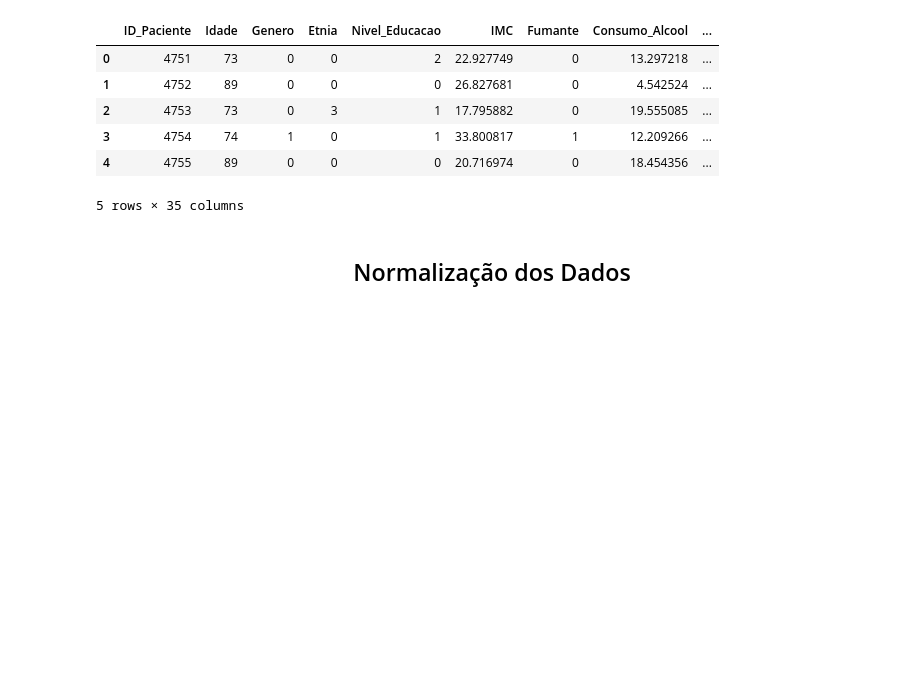
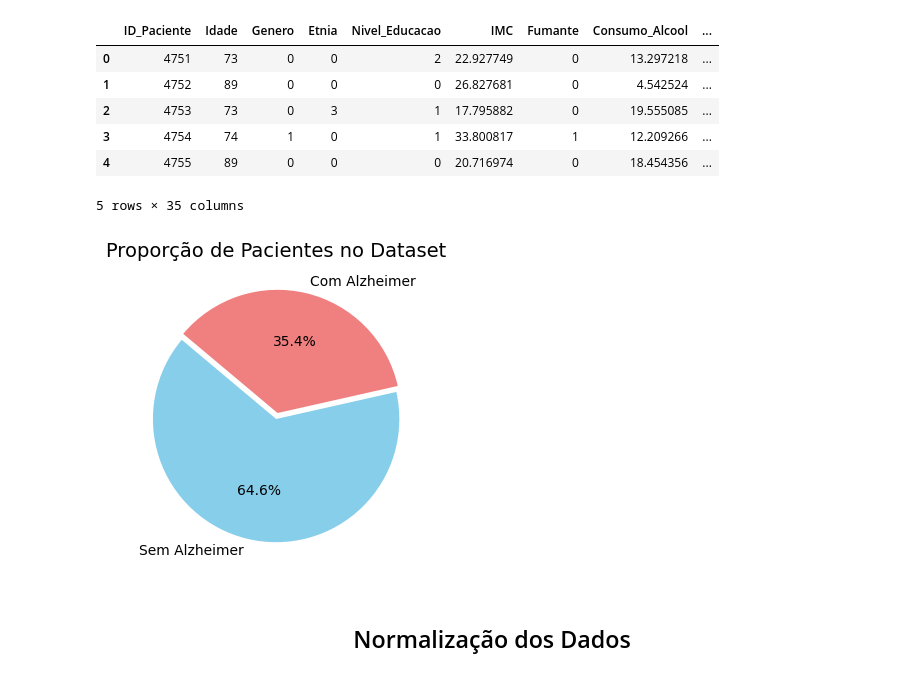
Before and after one commit to fleiviobr/ProjetoCIDA, a Jupyter notebook: ProjetoFinal.ipynb, the cells around one changed output. Saved outputs shown, nothing was run; the diff lists cells and outputs as text; code cells hidden in the pictures; blank space fills up the shorter version.

```diff
--- a/ProjetoFinal.ipynb
+++ b/ProjetoFinal.ipynb
@@ -57,6 +57,19 @@ df.head()
 | 3 | 4754 | 74 | 1 | 0 | 1 | 33.800817 | 1 | 12.209266 | ... |
 | 4 | 4755 | 89 | 0 | 0 | 0 | 20.716974 | 0 | 18.454356 | ... |
 5 rows × 35 columns
+# %%
+import matplotlib.pyplot as plt
+
+contagem = df['Diagnostico'].value_counts()
+labels = ['Sem Alzheimer', 'Com Alzheimer']
+cores = ['skyblue', 'lightcoral']
+
+plt.figure(figsize=(4, 4))
+plt.pie(contagem, labels=labels, autopct='%1.1f%%', startangle=140, colors=cores, explode=(0, 0.05))
+plt.title('Proporção de Pacientes no Dataset', fontsize=14)
+plt.show()
+# %% [output]
+[figure, added]
 # %% [markdown]
 <h2 style="text-align:center;">Normalização dos Dados</h2>
 # %% [markdown]
```
Also changed, not shown: parts of 13 cells of this notebook.
